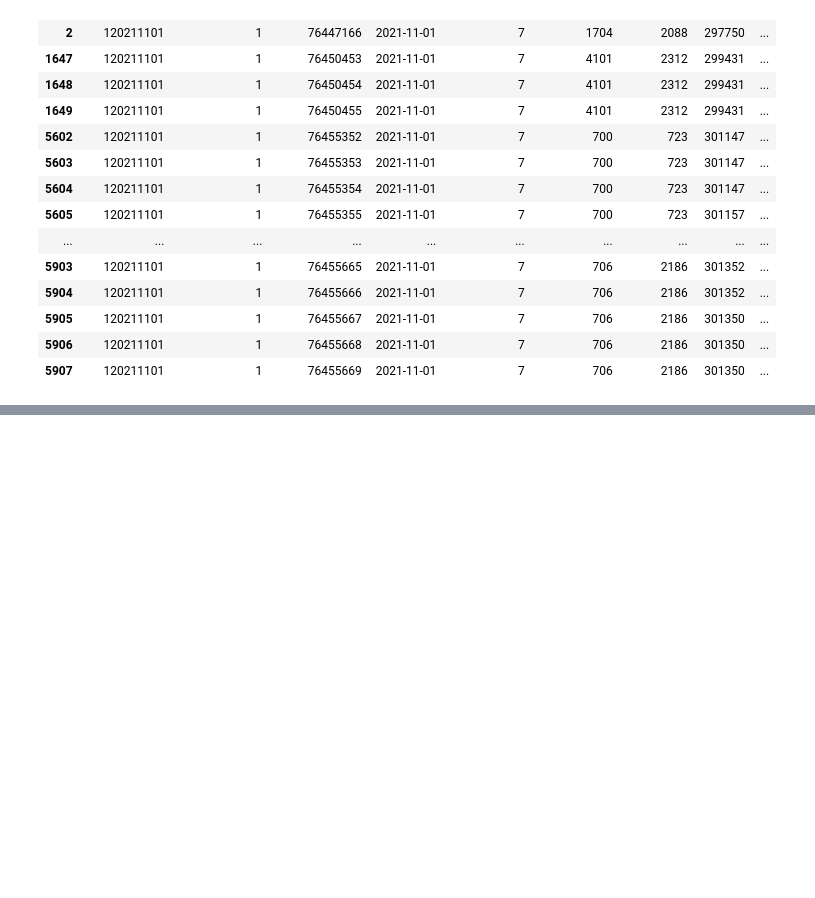
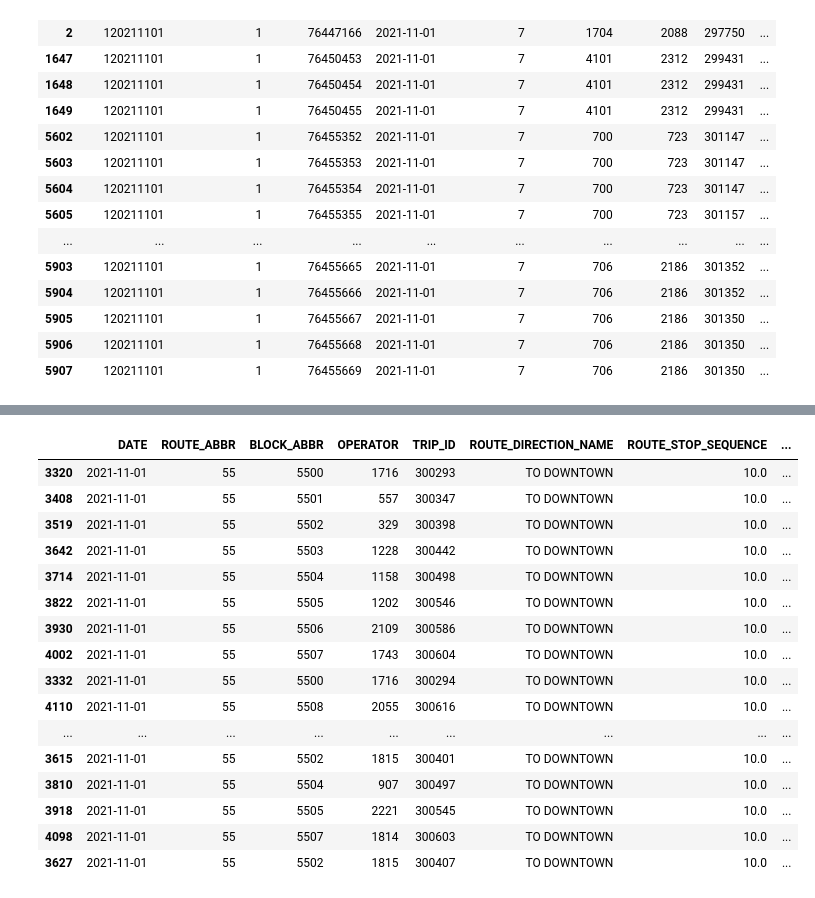
Before and after one commit to NSS-Data-Analytics-Cohort-7/wego-grumpy-concat, a Jupyter notebook: notebook/wego.ipynb, the cells around one changed output, grey strips where cells are left out. Saved outputs shown, nothing was run; the diff lists cells and outputs as text; code cells hidden in the pictures; blank space fills up the shorter version.

```diff
--- a/notebook/wego.ipynb
+++ b/notebook/wego.ipynb
@@ -328,0 +304,29 @@ r55
+# %%
+##see a route on the day it ran
+
+# r55 = headwaydata.loc[(headwaydata['DATE'] == '2021-11-01') & (headwaydata['ROUTE_ABBR'] == 55)]
+# r55 - what i had written
+
+r55 = headwaydata[(headwaydata['DATE'] == '2021-11-01') &
+         (headwaydata['ROUTE_STOP_SEQUENCE'] == 10.0) &
+         (headwaydata['ROUTE_ABBR'] == 55) &
+         (headwaydata['ROUTE_DIRECTION_NAME'] == 'TO DOWNTOWN')].sort_values('ACTUAL_ARRIVAL_TIME')
+r55
+# %% [output]
+|  | DATE | ROUTE_ABBR | BLOCK_ABBR | OPERATOR | TRIP_ID | ROUTE_DIRECTION_NAME | ROUTE_STOP_SEQUENCE | ... |
+| 3320 | 2021-11-01 | 55 | 5500 | 1716 | 300293 | TO DOWNTOWN | 10.0 | ... |
+| 3408 | 2021-11-01 | 55 | 5501 | 557 | 300347 | TO DOWNTOWN | 10.0 | ... |
+| 3519 | 2021-11-01 | 55 | 5502 | 329 | 300398 | TO DOWNTOWN | 10.0 | ... |
+| 3642 | 2021-11-01 | 55 | 5503 | 1228 | 300442 | TO DOWNTOWN | 10.0 | ... |
+| 3714 | 2021-11-01 | 55 | 5504 | 1158 | 300498 | TO DOWNTOWN | 10.0 | ... |
+| 3822 | 2021-11-01 | 55 | 5505 | 1202 | 300546 | TO DOWNTOWN | 10.0 | ... |
+| 3930 | 2021-11-01 | 55 | 5506 | 2109 | 300586 | TO DOWNTOWN | 10.0 | ... |
+| 4002 | 2021-11-01 | 55 | 5507 | 1743 | 300604 | TO DOWNTOWN | 10.0 | ... |
+| 3332 | 2021-11-01 | 55 | 5500 | 1716 | 300294 | TO DOWNTOWN | 10.0 | ... |
+| 4110 | 2021-11-01 | 55 | 5508 | 2055 | 300616 | TO DOWNTOWN | 10.0 | ... |
+| ... | ... | ... | ... | ... | ... | ... | ... | ... |
+| 3615 | 2021-11-01 | 55 | 5502 | 1815 | 300401 | TO DOWNTOWN | 10.0 | ... |
+| 3810 | 2021-11-01 | 55 | 5504 | 907 | 300497 | TO DOWNTOWN | 10.0 | ... |
+| 3918 | 2021-11-01 | 55 | 5505 | 2221 | 300545 | TO DOWNTOWN | 10.0 | ... |
+| 4098 | 2021-11-01 | 55 | 5507 | 1814 | 300603 | TO DOWNTOWN | 10.0 | ... |
+| 3627 | 2021-11-01 | 55 | 5502 | 1815 | 300407 | TO DOWNTOWN | 10.0 | ... |
```
Also changed, not shown: parts of 20 cells of this notebook.
